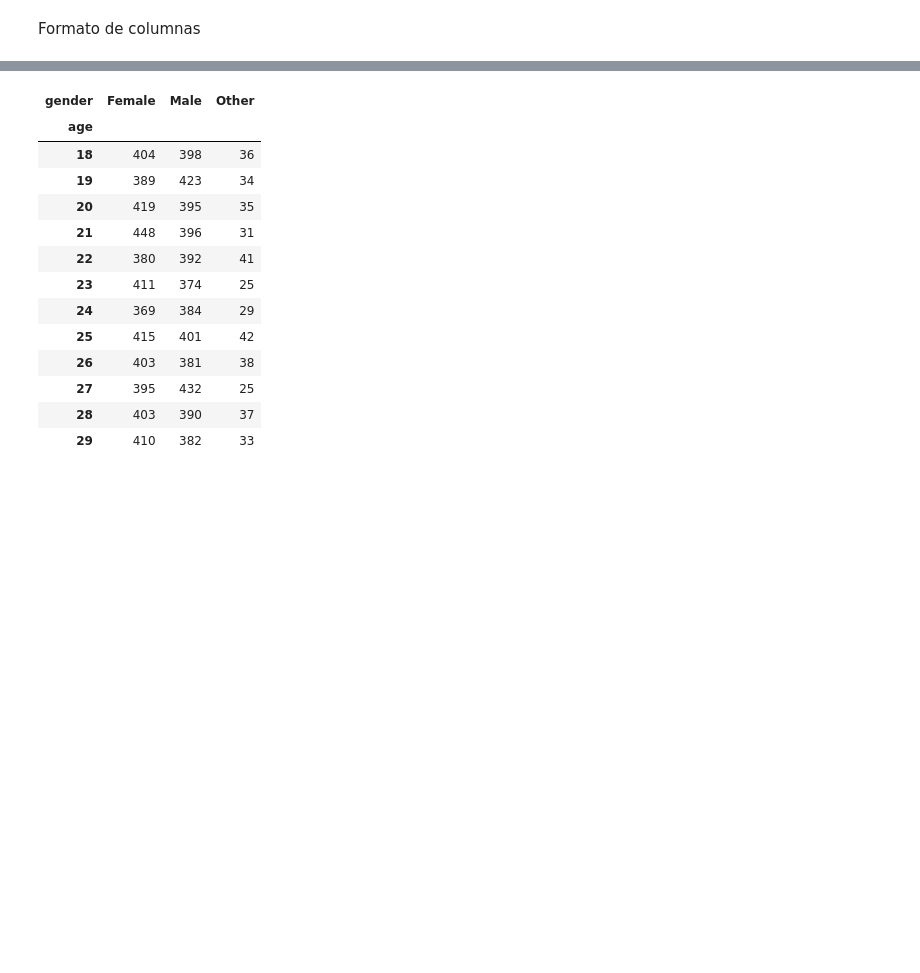
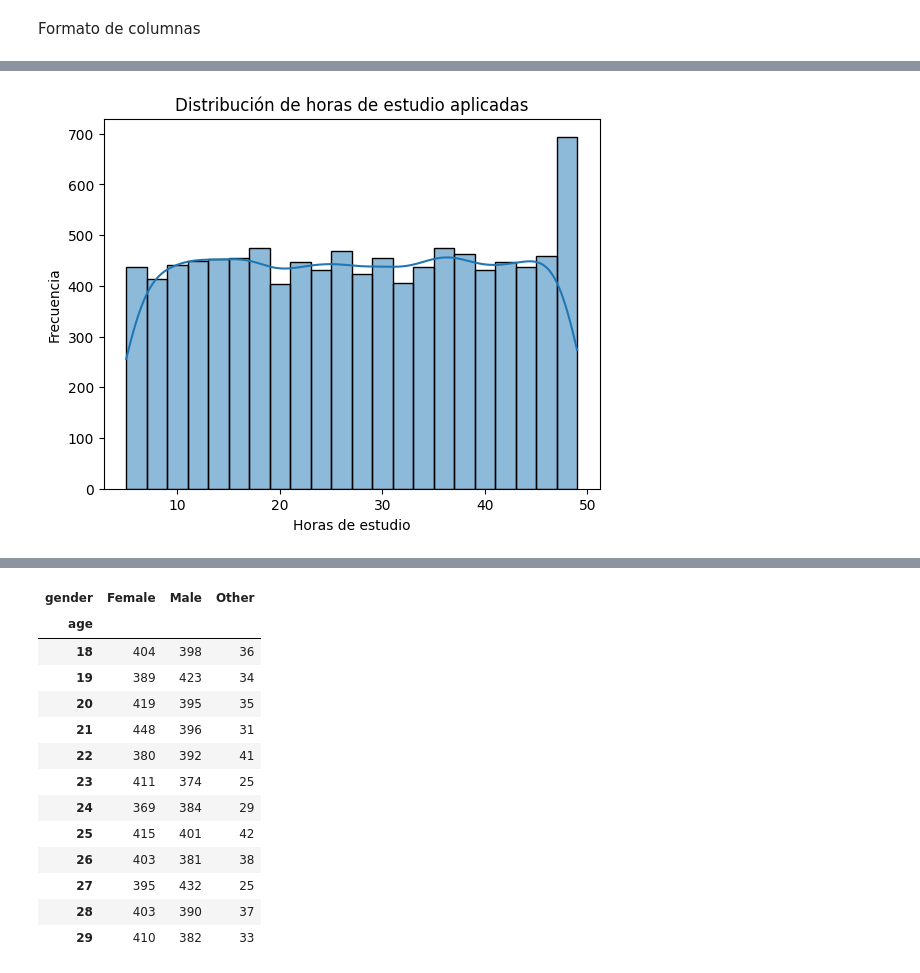
Before and after one commit to ArtGMontes/analisis_de_estudiantes, a Jupyter notebook: Student_Performance_$_Learning_Style.ipynb, the cells around one changed output, grey strips where cells are left out. Saved outputs shown, nothing was run; the diff lists cells and outputs as text; code cells hidden in the pictures; blank space fills up the shorter version.

```diff
--- a/Student_Performance_$_Learning_Style.ipynb
+++ b/Student_Performance_$_Learning_Style.ipynb
@@ -89,0 +123,9 @@ student.columns = student.columns.str.strip().str.lower().str.replace(' ', '_')
+# %%
+#Distribución de horas de estudio aplicadas
+sns.histplot(student["study_hours_per_week"], kde=True)
+plt.title("Distribución de horas de estudio aplicadas")
+plt.xlabel("Horas de estudio")
+plt.ylabel("Frecuencia")
+plt.show()
+# %% [output]
+[figure, added]
```
Also changed, not shown: parts of 11 cells of this notebook.
